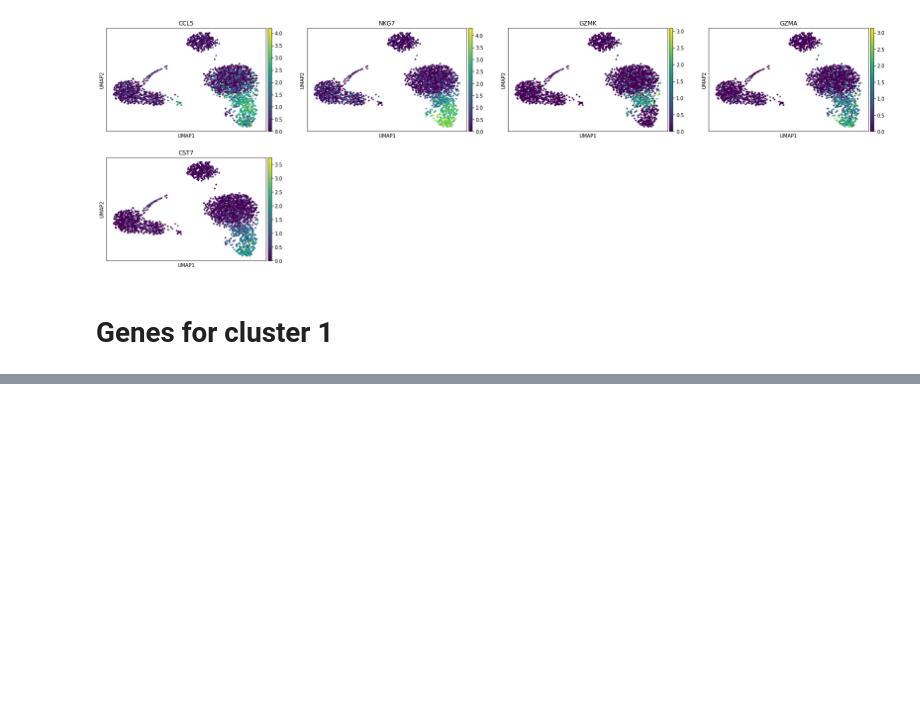
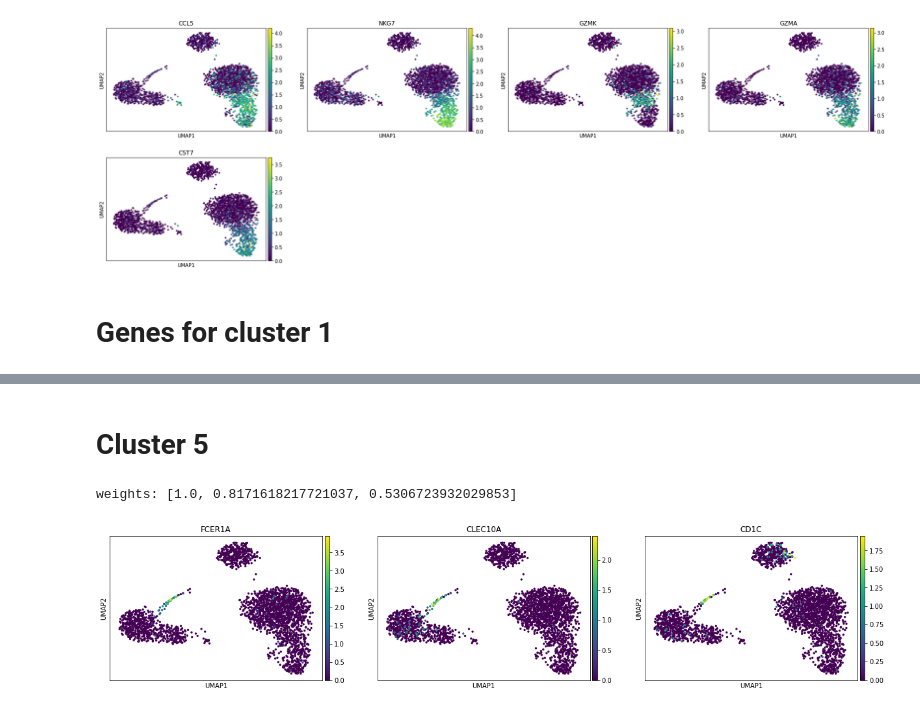
Before and after one commit to tariqdaouda/pcamodules, a Jupyter notebook: demos/pcamodules_demo.ipynb, the cells around one changed output, grey strips where cells are left out. Saved outputs shown, nothing was run; the diff lists cells and outputs as text; code cells hidden in the pictures; blank space fills up the shorter version.

```diff
--- a/demos/pcamodules_demo.ipynb
+++ b/demos/pcamodules_demo.ipynb
@@ -54,0 +100,8 @@ weights: [1.0, 0.798719272383463, 0.7221169969960451, 0.7116537413790083, 0.7049
+# %% [markdown]
+# Cluster 5
+# %%
+print("weights:", result.global_max_norm_weights[5][:5])
+sc.pl.umap(adata, color=result.genes[5][:5])
+# %% [output]
+weights: [1.0, 0.8171618217721037, 0.5306723932029853]
+[figure, added]
```
Also changed, not shown: parts of 11 cells of this notebook, 1 other file.
